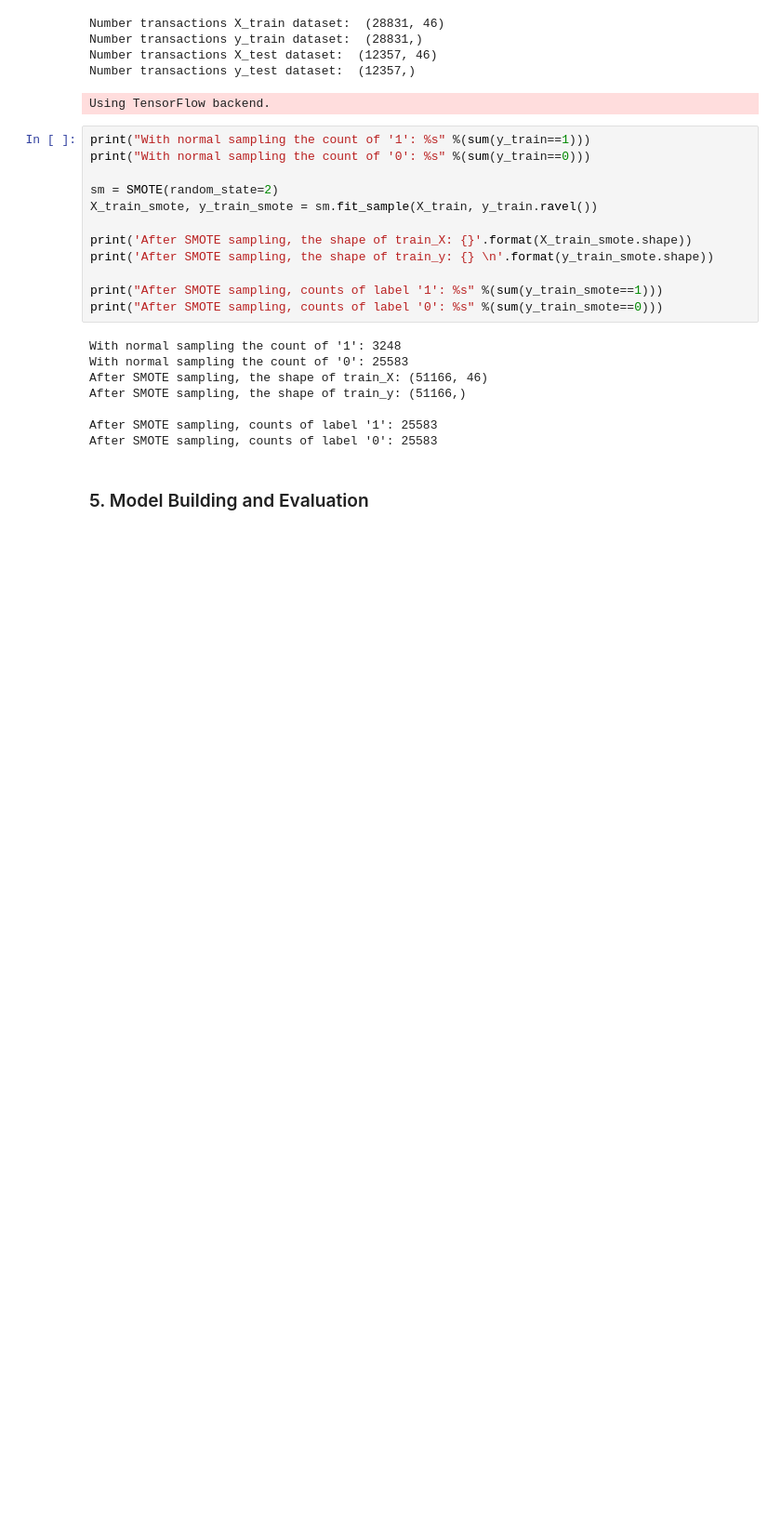
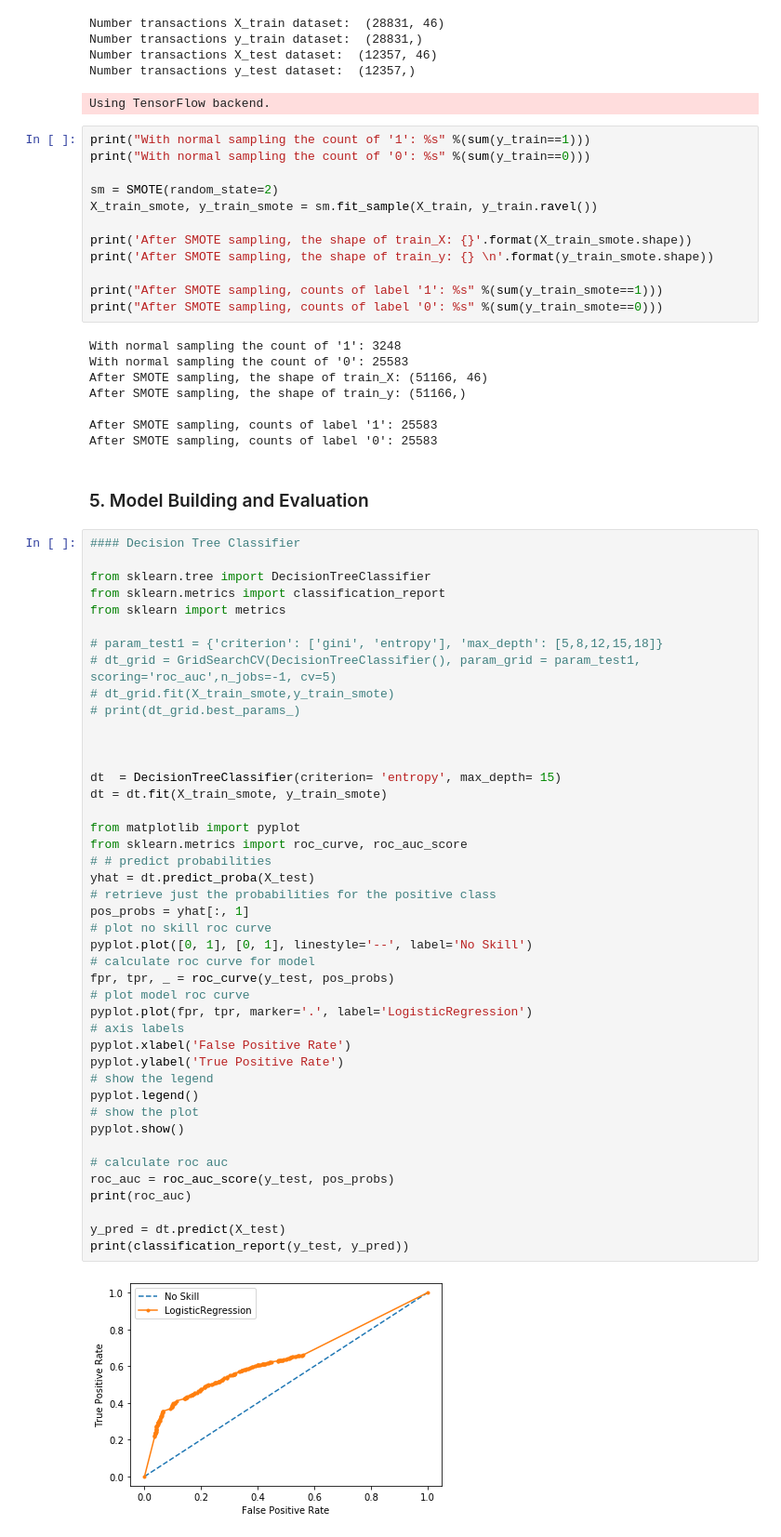
Before and after one commit to monikasingla612/BankMarketing, a Jupyter notebook: Code_Bank_Marketing.ipynb, the cells around one changed output. Shown at 93% size. Saved outputs shown, nothing was run; the diff lists cells and outputs as text; blank space fills up the shorter version.

```diff
--- a/Code_Bank_Marketing.ipynb
+++ b/Code_Bank_Marketing.ipynb
@@ -626,3 +620,48 @@ After SMOTE sampling, counts of label '1': 25583
 After SMOTE sampling, counts of label '0': 25583
 # %% [markdown]
 ### 5. Model Building and Evaluation
+# %%
+#### Decision Tree Classifier
+
+from sklearn.tree import DecisionTreeClassifier
+from sklearn.metrics import classification_report
+from sklearn import metrics
+
+# param_test1 = {'criterion': ['gini', 'entropy'], 'max_depth': [5,8,12,15,18]}
+# dt_grid = GridSearchCV(DecisionTreeClassifier(), param_grid = param_test1, scoring='roc_auc',n_jobs=-1, cv=5)
+# dt_grid.fit(X_train_smote,y_train_smote)
+# print(dt_grid.best_params_)
+
+
+
+dt  = DecisionTreeClassifier(criterion= 'entropy', max_depth= 15)
+dt = dt.fit(X_train_smote, y_train_smote)
+
+from matplotlib import pyplot
+from sklearn.metrics import roc_curve, roc_auc_score
+# # predict probabilities
+yhat = dt.predict_proba(X_test)
+# retrieve just the probabilities for the positive class
+pos_probs = yhat[:, 1]
+# plot no skill roc curve
+pyplot.plot([0, 1], [0, 1], linestyle='--', label='No Skill')
+# calculate roc curve for model
+fpr, tpr, _ = roc_curve(y_test, pos_probs)
+# plot model roc curve
+pyplot.plot(fpr, tpr, marker='.', label='LogisticRegression')
+# axis labels
+pyplot.xlabel('False Positive Rate')
+pyplot.ylabel('True Positive Rate')
+# show the legend
+pyplot.legend()
+# show the plot
+pyplot.show()
+
+# calculate roc auc
+roc_auc = roc_auc_score(y_test, pos_probs)
+print(roc_auc)
+
+y_pred = dt.predict(X_test)
+print(classification_report(y_test, y_pred))
+# %% [output]
+[figure, added]
```
Also changed, not shown: parts of 14 cells of this notebook.
